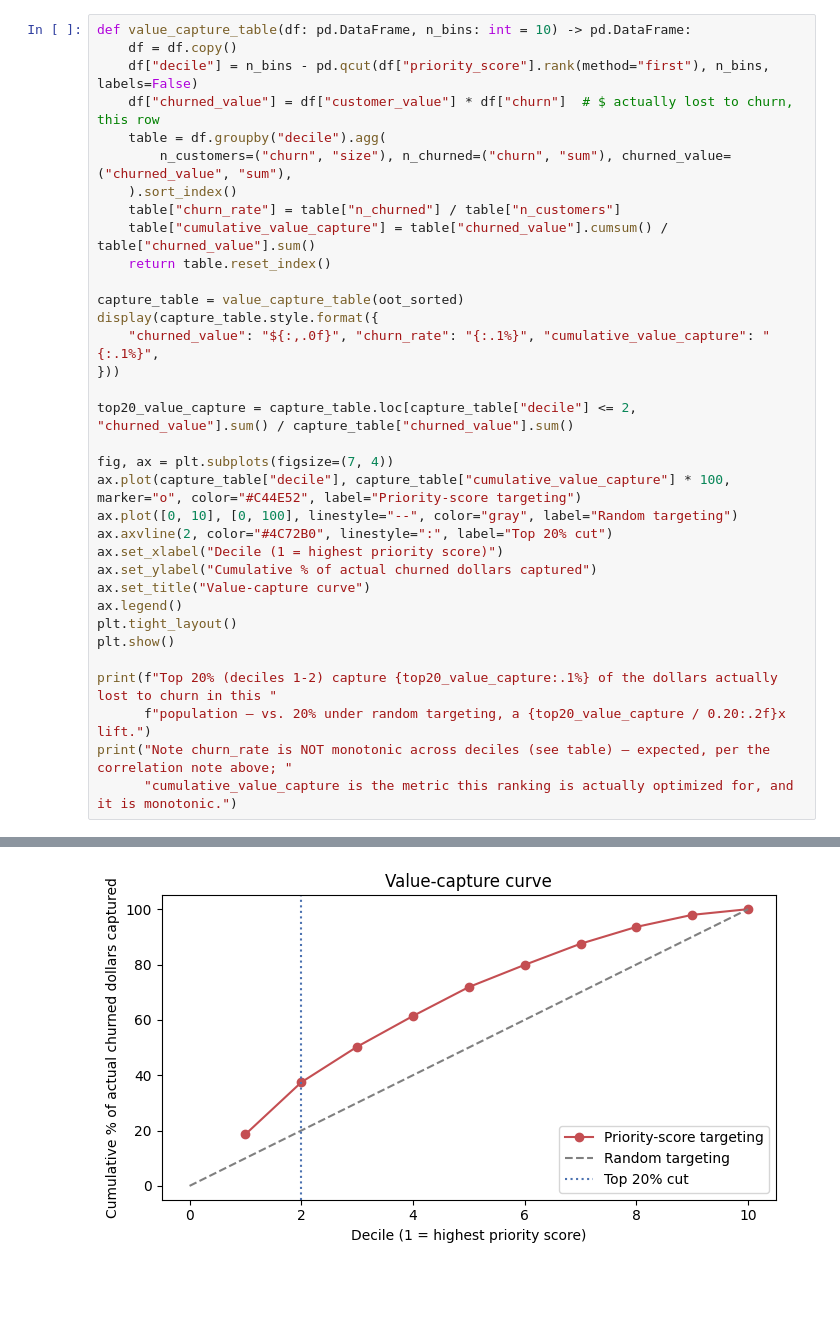
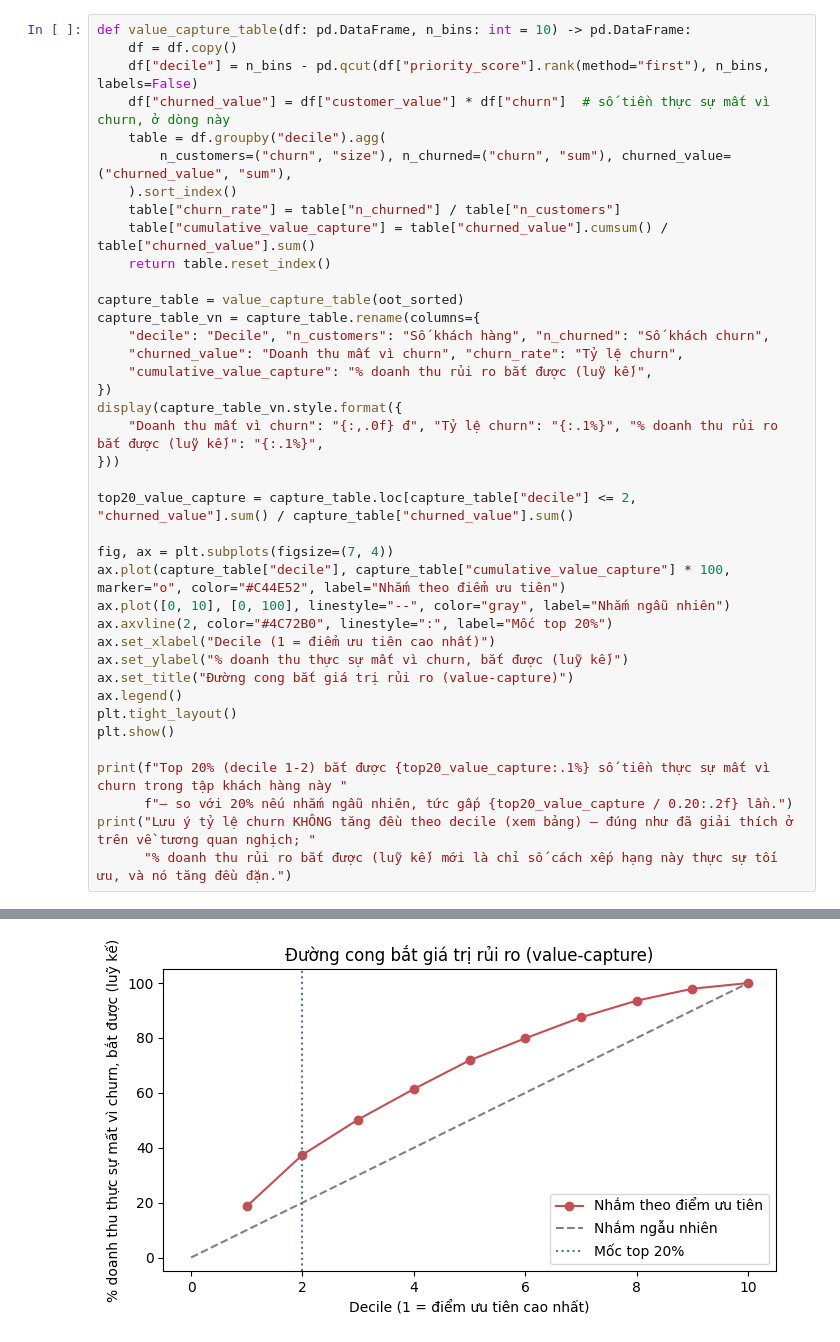
Before and after one commit to passat05/bootcamp_customer_analytics, a Jupyter notebook: notebooks/02_propensity_targeting_campaign.ipynb, the cells around one changed output, grey strips where cells are left out. Saved outputs shown, nothing was run; the diff lists cells and outputs as text; blank space fills up the shorter version.

```diff
--- a/notebooks/02_propensity_targeting_campaign.ipynb
+++ b/notebooks/02_propensity_targeting_campaign.ipynb
@@ -137,7 +137,7 @@ Two different questions need two different metrics:
 def value_capture_table(df: pd.DataFrame, n_bins: int = 10) -> pd.DataFrame:
     df = df.copy()
     df["decile"] = n_bins - pd.qcut(df["priority_score"].rank(method="first"), n_bins, labels=False)
-    df["churned_value"] = df["customer_value"] * df["churn"]  # $ actually lost to churn, this row
+    df["churned_value"] = df["customer_value"] * df["churn"]  # số tiền thực sự mất vì churn, ở dòng này
     table = df.groupby("decile").agg(
         n_customers=("churn", "size"), n_churned=("churn", "sum"), churned_value=("churned_value", "sum"),
     ).sort_index()
@@ -146,25 +146,30 @@ def value_capture_table(df: pd.DataFrame, n_bins: int = 10) -> pd.DataFrame:
     return table.reset_index()
 
 capture_table = value_capture_table(oot_sorted)
-display(capture_table.style.format({
-    "churned_value": "${:,.0f}", "churn_rate": "{:.1%}", "cumulative_value_capture": "{:.1%}",
+capture_table_vn = capture_table.rename(columns={
+    "decile": "Decile", "n_customers": "Số khách hàng", "n_churned": "Số khách churn",
+    "churned_value": "Doanh thu mất vì churn", "churn_rate": "Tỷ lệ churn",
+    "cumulative_value_capture": "% doanh thu rủi ro bắt được (luỹ kế)",
+})
+display(capture_table_vn.style.format({
+    "Doanh thu mất vì churn": "{:,.0f} đ", "Tỷ lệ churn": "{:.1%}", "% doanh thu rủi ro bắt được (luỹ kế)": "{:.1%}",
 }))
 
 top20_value_capture = capture_table.loc[capture_table["decile"] <= 2, "churned_value"].sum() / capture_table["churned_value"].sum()
 
 fig, ax = plt.subplots(figsize=(7, 4))
-ax.plot(capture_table["decile"], capture_table["cumulative_value_capture"] * 100, marker="o", color="#C44E52", label="Priority-score targeting")
-ax.plot([0, 10], [0, 100], linestyle="--", color="gray", label="Random targeting")
-ax.axvline(2, color="#4C72B0", linestyle=":", label="Top 20% cut")
-ax.set_xlabel("Decile (1 = highest priority score)")
-ax.set_ylabel("Cumulative % of actual churned dollars captured")
-ax.set_title("Value-capture curve")
+ax.plot(capture_table["decile"], capture_table["cumulative_value_capture"] * 100, marker="o", color="#C44E52", label="Nhắm theo điểm ưu tiên")
+ax.plot([0, 10], [0, 100], linestyle="--", color="gray", label="Nhắm ngẫu nhiên")
+ax.axvline(2, color="#4C72B0", linestyle=":", label="Mốc top 20%")
+ax.set_xlabel("Decile (1 = điểm ưu tiên cao nhất)")
+ax.set_ylabel("% doanh thu thực sự mất vì churn, bắt được (luỹ kế)")
+ax.set_title("Đường cong bắt giá trị rủi ro (value-capture)")
 ax.legend()
 plt.tight_layout()
 plt.show()
 
-print(f"Top 20% (deciles 1-2) capture {top20_value_capture:.1%} of the dollars actually lost to churn in this "
-      f"population — vs. 20% under random targeting, a {top20_value_capture / 0.20:.2f}x lift.")
-print("Note churn_rate is NOT monotonic across deciles (see table) — expected, per the correlation note above; "
-      "cumulative_value_capture is the metric this ranking is actually optimized for, and it is monotonic.")
+print(f"Top 20% (decile 1-2) bắt được {top20_value_capture:.1%} số tiền thực sự mất vì churn trong tập khách hàng này "
+      f"— so với 20% nếu nhắm ngẫu nhiên, tức gấp {top20_value_capture / 0.20:.2f} lần.")
+print("Lưu ý tỷ lệ churn KHÔNG tăng đều theo decile (xem bảng) — đúng như đã giải thích ở trên về tương quan nghịch; "
+      "% doanh thu rủi ro bắt được (luỹ kế) mới là chỉ số cách xếp hạng này thực sự tối ưu, và nó tăng đều đặn.")
 # %% [output]
@@ -182 +187 @@ print("Note churn_rate is NOT monotonic across deciles (see table) — expected,
-[figure, old version]
+[figure, new version]
```
Also changed, not shown: parts of 24 cells of this notebook, 2 other files.
